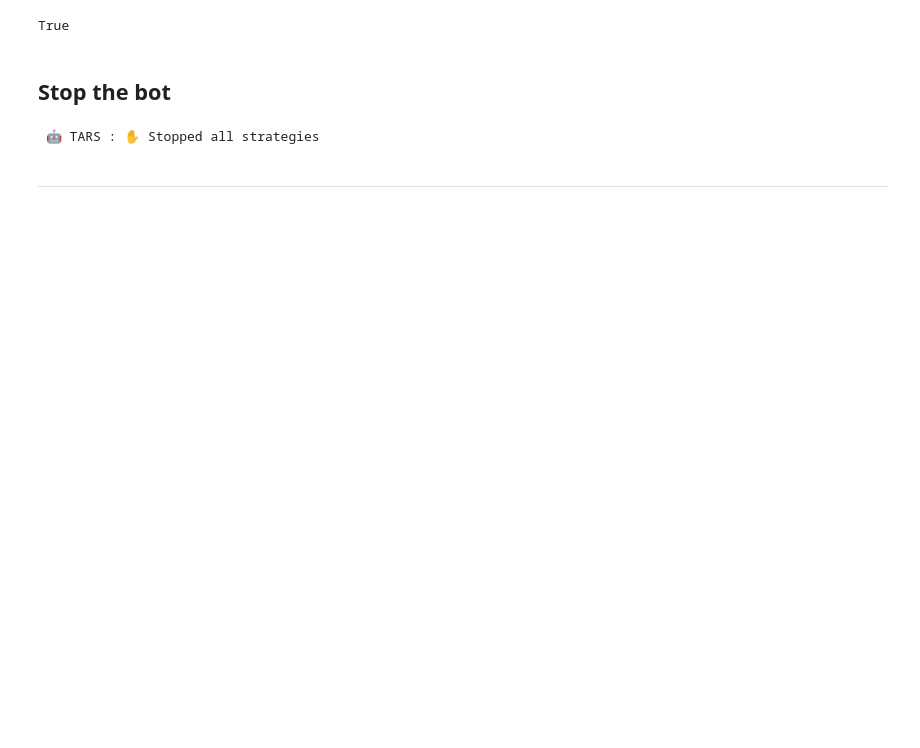
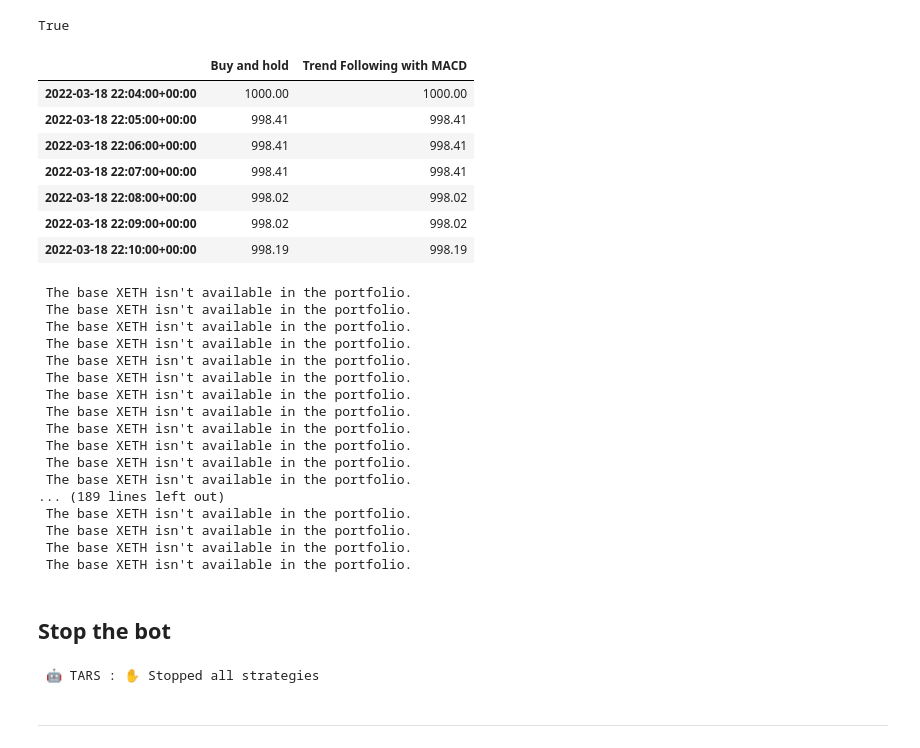
Before and after one commit to fredmontet/tars, a Jupyter notebook: notebooks/tutorials/trade-virtually.ipynb, the cells around one changed output. Saved outputs shown, nothing was run; the diff lists cells and outputs as text; code cells hidden in the pictures; blank space fills up the shorter version.

```diff
--- a/notebooks/tutorials/trade-virtually.ipynb
+++ b/notebooks/tutorials/trade-virtually.ipynb
@@ -96,6 +83,34 @@ markets.CryptoMarket().get_ohlc_data('XETHZUSD')[0][-100:]['close'].plot();
 tars.is_running
 # %% [output]
 True
+# %%
+tars.evaluate()
+# %% [output]
+|  | Buy and hold | Trend Following with MACD |
+| 2022-03-18 22:04:00+00:00 | 1000.00 | 1000.00 |
+| 2022-03-18 22:05:00+00:00 | 998.41 | 998.41 |
+| 2022-03-18 22:06:00+00:00 | 998.41 | 998.41 |
+| 2022-03-18 22:07:00+00:00 | 998.41 | 998.41 |
+| 2022-03-18 22:08:00+00:00 | 998.02 | 998.02 |
+| 2022-03-18 22:09:00+00:00 | 998.02 | 998.02 |
+| 2022-03-18 22:10:00+00:00 | 998.19 | 998.19 |
+ The base XETH isn't available in the portfolio.
+ The base XETH isn't available in the portfolio.
+ The base XETH isn't available in the portfolio.
+ The base XETH isn't available in the portfolio.
+ The base XETH isn't available in the portfolio.
+ The base XETH isn't available in the portfolio.
+ The base XETH isn't available in the portfolio.
+ The base XETH isn't available in the portfolio.
+ The base XETH isn't available in the portfolio.
+ The base XETH isn't available in the portfolio.
+ The base XETH isn't available in the portfolio.
+ The base XETH isn't available in the portfolio.
+... (189 lines left out)
+ The base XETH isn't available in the portfolio.
+ The base XETH isn't available in the portfolio.
+ The base XETH isn't available in the portfolio.
+ The base XETH isn't available in the portfolio.
 # %% [markdown]
 ## Stop the bot
 # %%
```
Also changed, not shown: parts of 8 cells of this notebook, 16 other files.
